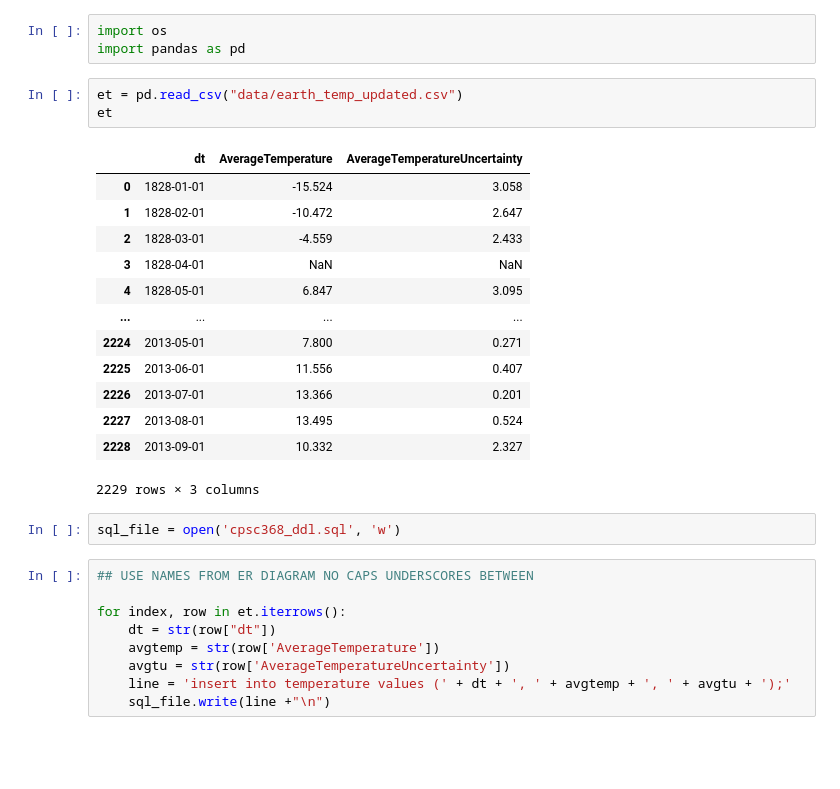
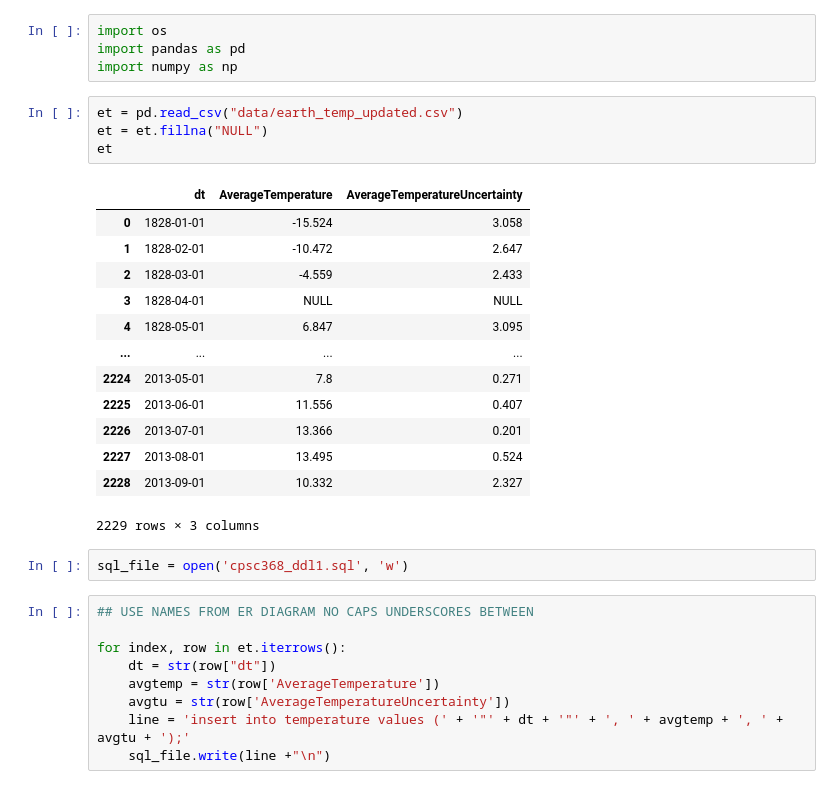
Before and after one commit to mcgillies/CPSC368, a Jupyter notebook: insertgeneration.ipynb, the cells around one changed output. Drawn from its saved outputs; the diff is of its cells as text; blank space fills up the shorter version.

```diff
--- a/insertgeneration.ipynb
+++ b/insertgeneration.ipynb
@@ -1,25 +1,27 @@
 # %%
 import os
 import pandas as pd
+import numpy as np
 # %%
 et = pd.read_csv("data/earth_temp_updated.csv")
+et = et.fillna("NULL")
 et
 # %% [output]
 |  | dt | AverageTemperature | AverageTemperatureUncertainty |
 | 0 | 1828-01-01 | -15.524 | 3.058 |
 | 1 | 1828-02-01 | -10.472 | 2.647 |
 | 2 | 1828-03-01 | -4.559 | 2.433 |
-| 3 | 1828-04-01 | NaN | NaN |
+| 3 | 1828-04-01 | NULL | NULL |
 | 4 | 1828-05-01 | 6.847 | 3.095 |
 | ... | ... | ... | ... |
-| 2224 | 2013-05-01 | 7.800 | 0.271 |
+| 2224 | 2013-05-01 | 7.8 | 0.271 |
 | 2225 | 2013-06-01 | 11.556 | 0.407 |
 | 2226 | 2013-07-01 | 13.366 | 0.201 |
 | 2227 | 2013-08-01 | 13.495 | 0.524 |
 | 2228 | 2013-09-01 | 10.332 | 2.327 |
 2229 rows × 3 columns
 # %%
-sql_file = open('cpsc368_ddl.sql', 'w')
+sql_file = open('cpsc368_ddl1.sql', 'w')
 # %%
 ## USE NAMES FROM ER DIAGRAM NO CAPS UNDERSCORES BETWEEN
 
@@ -27,5 +29,5 @@ for index, row in et.iterrows():
     dt = str(row["dt"])
     avgtemp = str(row['AverageTemperature'])
     avgtu = str(row['AverageTemperatureUncertainty'])
-    line = 'insert into temperature values (' + dt + ', ' + avgtemp + ', ' + avgtu + ');'
+    line = 'insert into temperature values (' + '"' + dt + '"' + ', ' + avgtemp + ', ' + avgtu + ');'
     sql_file.write(line +"\n")
```
Also changed, not shown: parts of 28 cells of this notebook, 1 other file.
